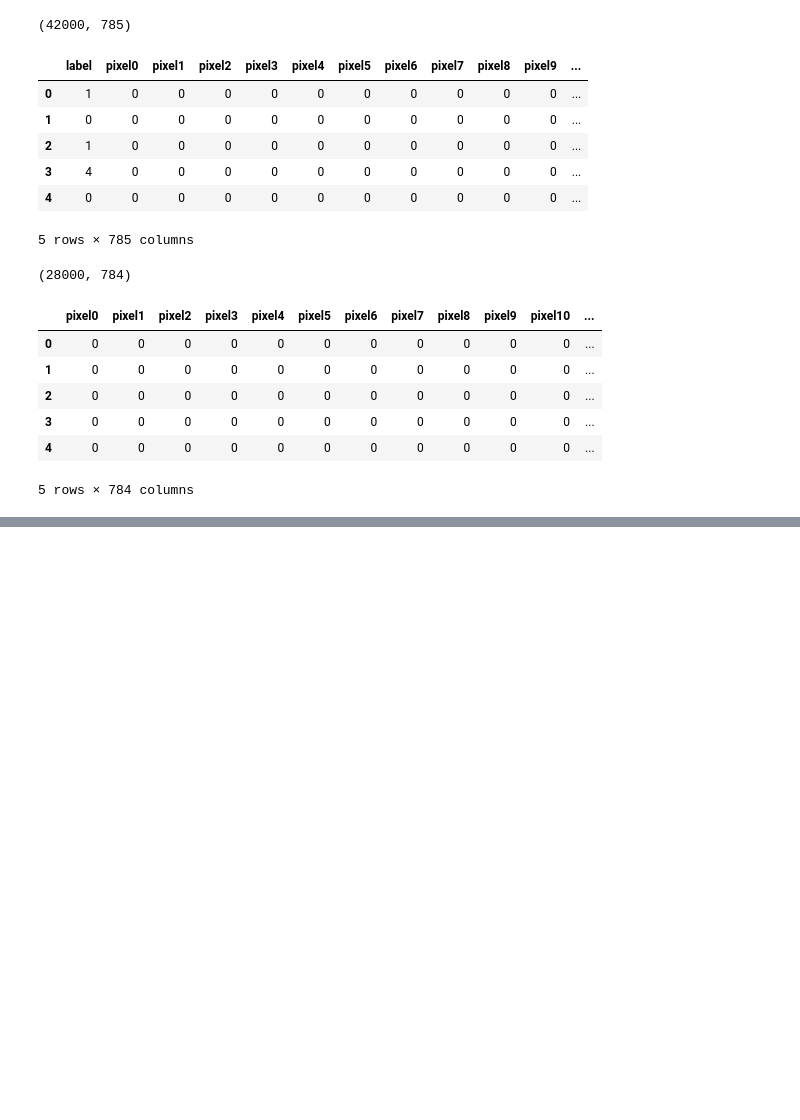
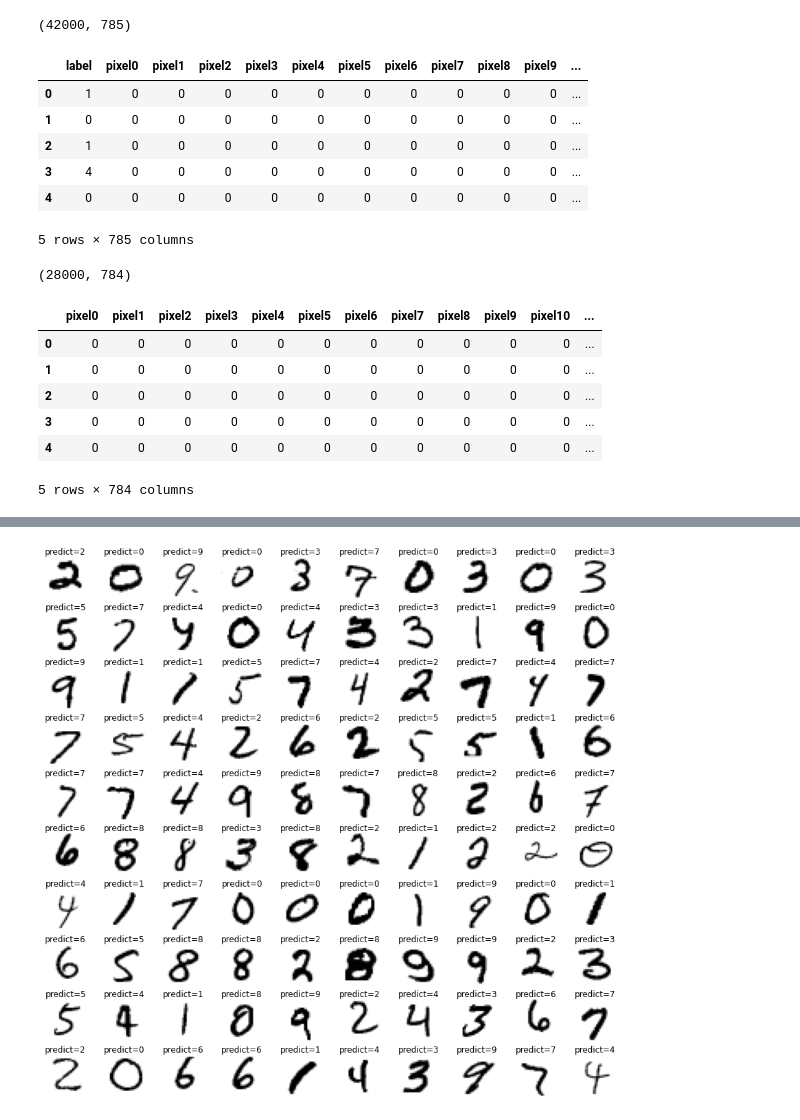
Before and after one commit to darkzard05/kaggle, a Jupyter notebook: digit_recognizer/digit_recognizer.ipynb, the cells around one changed output, grey strips where cells are left out. Cells and saved outputs as stored; diff of their text form; code cells hidden in the pictures; blank space fills up the shorter version.

```diff
--- a/digit_recognizer/digit_recognizer.ipynb
+++ b/digit_recognizer/digit_recognizer.ipynb
@@ -210,0 +210,10 @@ submission.to_csv('/content/drive/MyDrive/Colab Notebooks/digit_recognizer/submi
+# %%
+plt.figure(figsize=(15,15))
+for i in range(100):
+    plt.subplot(10, 10, i+1)
+    plt.imshow(X_test[i].reshape((28,28)),cmap=plt.cm.binary)
+    plt.title("predict=%d" % submission.iloc[i, 1], y=0.9)
+    plt.axis('off')
+plt.subplots_adjust(wspace=0.3, hspace=-0.1)
+# %% [output]
+[figure, added]
```
Also changed, not shown: parts of 21 cells of this notebook.
